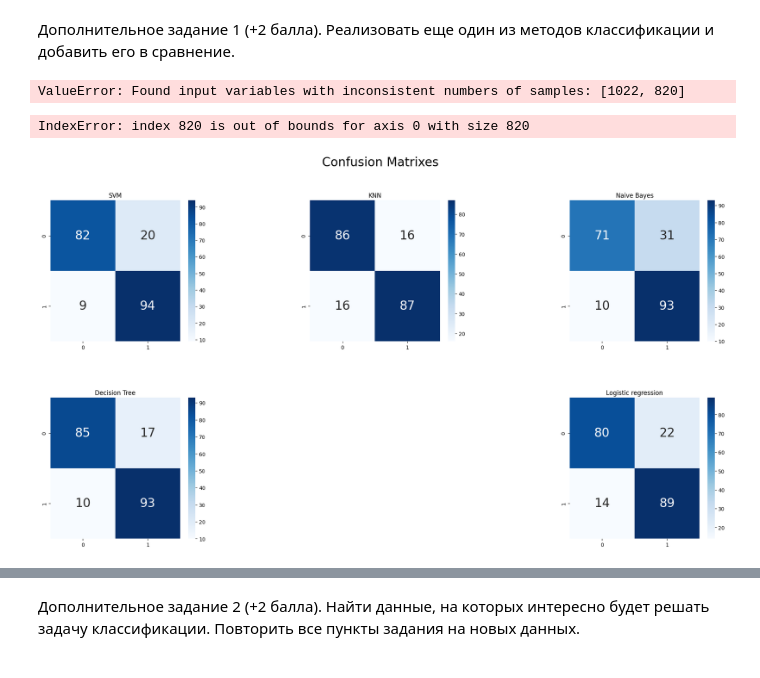
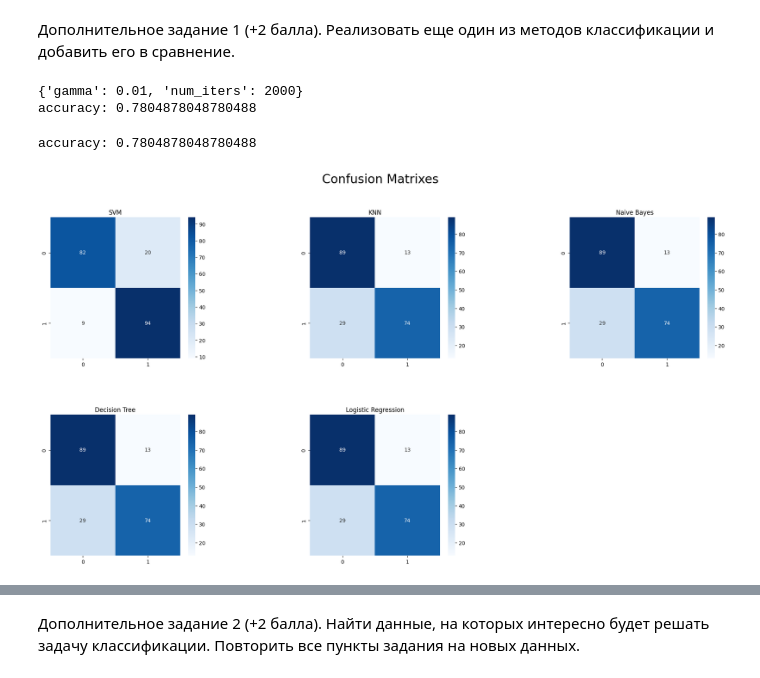
Before and after one commit to PlatonovaEkaterina/Machine-Learning, a Jupyter notebook: Task Two/Untitled.ipynb, the cells around one changed output, grey strips where cells are left out. Drawn from its saved outputs; the diff is of its cells as text; code cells hidden in the pictures.

```diff
--- a/Task Two/Untitled.ipynb
+++ b/Task Two/Untitled.ipynb
@@ -410,8 +410,6 @@ def svm(X, y, num_iters, gamma, verbose=True):
             else:
                 w -= gamma * (2 * 1 / i * w - np.dot(x_i, y_[idx]))
                 b -= gamma * y_[idx]
-        if verbose and i % 100 == 0:
-            print(f'iteration: {i}, num_iters: {num_iters}, gamma: {gamma}')
     return w, b
 # %%
 class MySVM:
@@ -431,7 +429,7 @@ class MySVM:
         return np.where(labels <= -1, 0, 1)
 
     def get_params(self, deep=True):
-        return {'num_iters': self.num_iters, 'gamma': self.lr}
+        return {'num_iters': self.num_iters, 'gamma': self.gamma}
 
     def set_params(self, **parameters):
         for parameter, value in parameters.items():
@@ -439,48 +437,60 @@ class MySVM:
         return self
 # %%
 from sklearn.model_selection import GridSearchCV
-param_grid = {'num_iters': [1, 10, 100], 'gamma': [1,0.1,0.01,0.001]}
+from sklearn.preprocessing import StandardScaler
+scaler = StandardScaler()
+X_train_scaled = scaler.fit_transform(X_train)
+X_test_scaled = scaler.transform(X_test)
+
+param_grid = {'num_iters': [100, 1000, 2000], 'gamma': [1,0.1,0.01,0.001]}
 grid = GridSearchCV(MySVM() ,param_grid, scoring = 'accuracy')
-grid.fit(X_test_scaled,y_train)
-grid_predictions = grid.predict(X_test_scaled)
-print(confusion_matrix(y_test,grid_predictions))
-print(classification_report(y_test,grid_predictions))
+grid.fit(X_train_scaled,y_train)
+print(grid.best_params_)
+y_svm = grid.predict(X_test_scaled)
+
+print(f'accuracy: {accuracy_score(y_test, y_svm)}')
 # %% [output]
-ValueError: Found input variables with inconsistent numbers of samples: [1022, 820]
+{'gamma': 0.01, 'num_iters': 2000}
+accuracy: 0.7804878048780488
 # %%
-model_svm = SVM(num_iters=100)
+model_svm = MySVM(num_iters=2000, gamma=0.01)
 model_svm.fit(X_train_scaled, y_train)
 y_svm = model_svm.predict(X_test_scaled)
 print(f'accuracy: {accuracy_score(y_test, y_svm)}')
 # %% [output]
-IndexError: index 820 is out of bounds for axis 0 with size 820
+accuracy: 0.7804878048780488
 # %%
+from sklearn.preprocessing import StandardScaler
 plt.figure(figsize=(24, 12))
 
 plt.suptitle("Confusion Matrixes", fontsize=24)
 plt.subplots_adjust(wspace = 0.6, hspace= 0.4)
 
 plt.subplot(2, 3, 1)
 plt.title("SVM")
-sns.heatmap(confusion_matrix(y_test, y_pred_svm), cmap="Blues", annot=True, fmt="d", annot_kws={"size": 24})
+
+sns.heatmap(confusion_matrix(y_test, y_pred_svm), cmap="Blues", annot=True, fmt="d")
 
 plt.subplot(2, 3, 2)
 plt.title("KNN")
-sns.heatmap(confusion_matrix(y_test, y_pred_knn), cmap='Blues', annot=True, fmt='d', annot_kws={"size": 24})
+y_pred_knn = grid.predict(X_test)
+sns.heatmap(confusion_matrix(y_test, y_pred_knn), cmap='Blues', annot=True, fmt='d')
 
 plt.subplot(2, 3, 3)
 plt.title("Naive Bayes")
-sns.heatmap(confusion_matrix(y_test, y_pred_bayes), cmap='Blues', annot=True, fmt='d', annot_kws={"size": 24})
+y_pred_bayes = grid.predict(X_test)
+sns.heatmap(confusion_matrix(y_test, y_pred_bayes), cmap='Blues', annot=True, fmt='d')
 
 plt.subplot(2, 3, 4)
 plt.title("Decision Tree")
-sns.heatmap(confusion_matrix(y_test,  y_pred_tree), cmap='Blues', annot=True, fmt='d', annot_kws={"size": 24})
+y_pred_tree = grid.predict(X_test)
+sns.heatmap(confusion_matrix(y_test, y_pred_tree), cmap='Blues', annot=True, fmt='d')
 
-
-plt.subplot(2, 3, 6)
-plt.title("Logistic regression")
-sns.heatmap(confusion_matrix(y_test, y_pred), cmap='Blues', annot=True, fmt='d', annot_kws={"size": 24})
+plt.subplot(2, 3, 5)
+plt.title("Logistic Regression")
+y_pred_lr = grid.predict(X_test)
+sns.heatmap(confusion_matrix(y_test, y_pred_lr), cmap='Blues', annot=True, fmt='d')
 
 plt.show()
 # %% [output]
-[figure, old version]
+[figure, new version]
```
Also changed, not shown: parts of 12 cells of this notebook.
